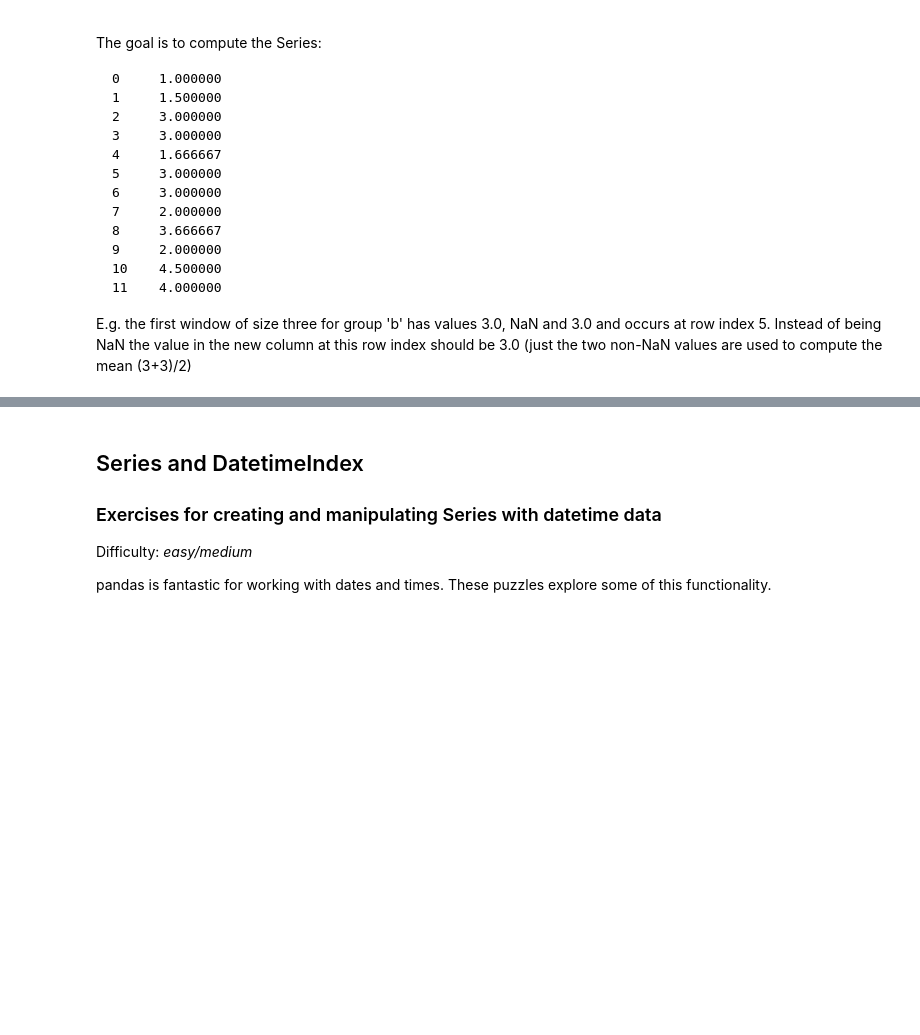
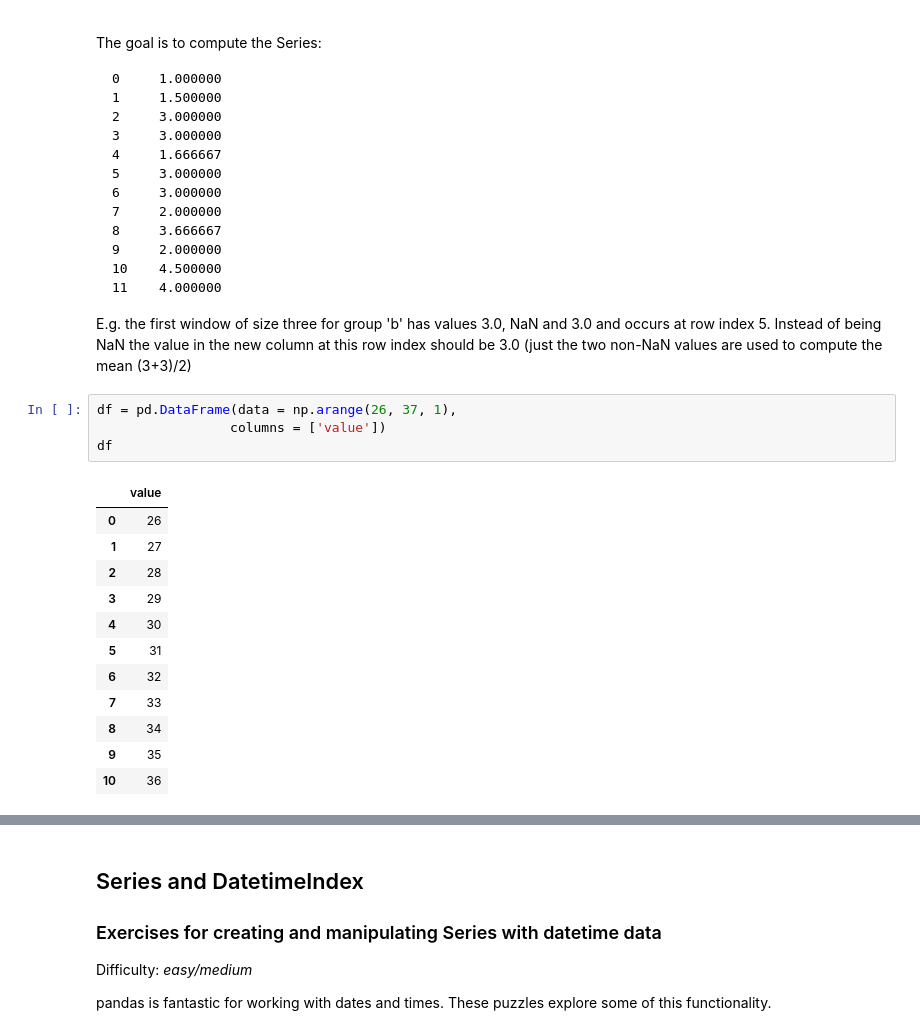
Before and after one commit to rachelpoole/100-pandas-puzzles, a Jupyter notebook: 100-pandas-puzzles.ipynb, the cells around one changed output, grey strips where cells are left out. Cells and saved outputs as stored; diff of their text form; blank space fills up the shorter version.

````diff
--- a/100-pandas-puzzles.ipynb
+++ b/100-pandas-puzzles.ipynb
@@ -594,3 +610,20 @@ The goal is to compute the Series:
 11    4.000000
 ```
 E.g. the first window of size three for group 'b' has values 3.0, NaN and 3.0 and occurs at row index 5. Instead of being NaN the value in the new column at this row index should be 3.0 (just the two non-NaN values are used to compute the mean (3+3)/2)
+# %%
+df = pd.DataFrame(data = np.arange(26, 37, 1),
+                 columns = ['value'])
+df
+# %% [output]
+|  | value |
+| 0 | 26 |
+| 1 | 27 |
+| 2 | 28 |
+| 3 | 29 |
+| 4 | 30 |
+| 5 | 31 |
+| 6 | 32 |
+| 7 | 33 |
+| 8 | 34 |
+| 9 | 35 |
+| 10 | 36 |
````
Also changed, not shown: parts of 13 cells of this notebook, 1 other file.
